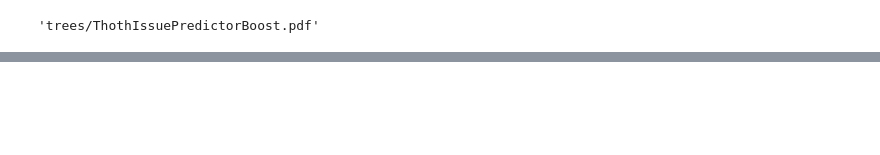
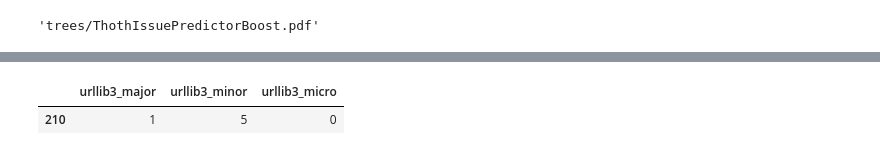
Before and after one commit to TomasJani/thoth-issue-predictor, a Jupyter notebook: thoth_issue_predictor/notebooks/ThothIssuePredictor.ipynb, the cells around one changed output, grey strips where cells are left out. Drawn from its saved outputs; the diff is of its cells as text; code cells hidden in the pictures; blank space fills up the shorter version.

```diff
--- a/thoth_issue_predictor/notebooks/ThothIssuePredictor.ipynb
+++ b/thoth_issue_predictor/notebooks/ThothIssuePredictor.ipynb
@@ -258,0 +290,12 @@ f1_micro:
+# %%
+urllib_cols = ["urllib3_major", "urllib3_minor", "urllib3_micro"]
+chardet_minor_filter = issues_df["chardet_minor"] > 1.555
+urllib_df = issues_df[chardet_minor_filter]
+urllib_minor_filter = urllib_df["urllib3_minor"] <= 11.209
+urllib_df = urllib_df[urllib_minor_filter]
+urllib_micro_filter = urllib_df["urllib3_minor"] <= 8.654
+urllib_df = urllib_df[urllib_micro_filter][urllib_cols]
+urllib_df.drop_duplicates()
+# %% [output]
+|  | urllib3_major | urllib3_minor | urllib3_micro |
+| 210 | 1 | 5 | 0 |
```
Also changed, not shown: parts of 31 cells of this notebook, 34 other files.
